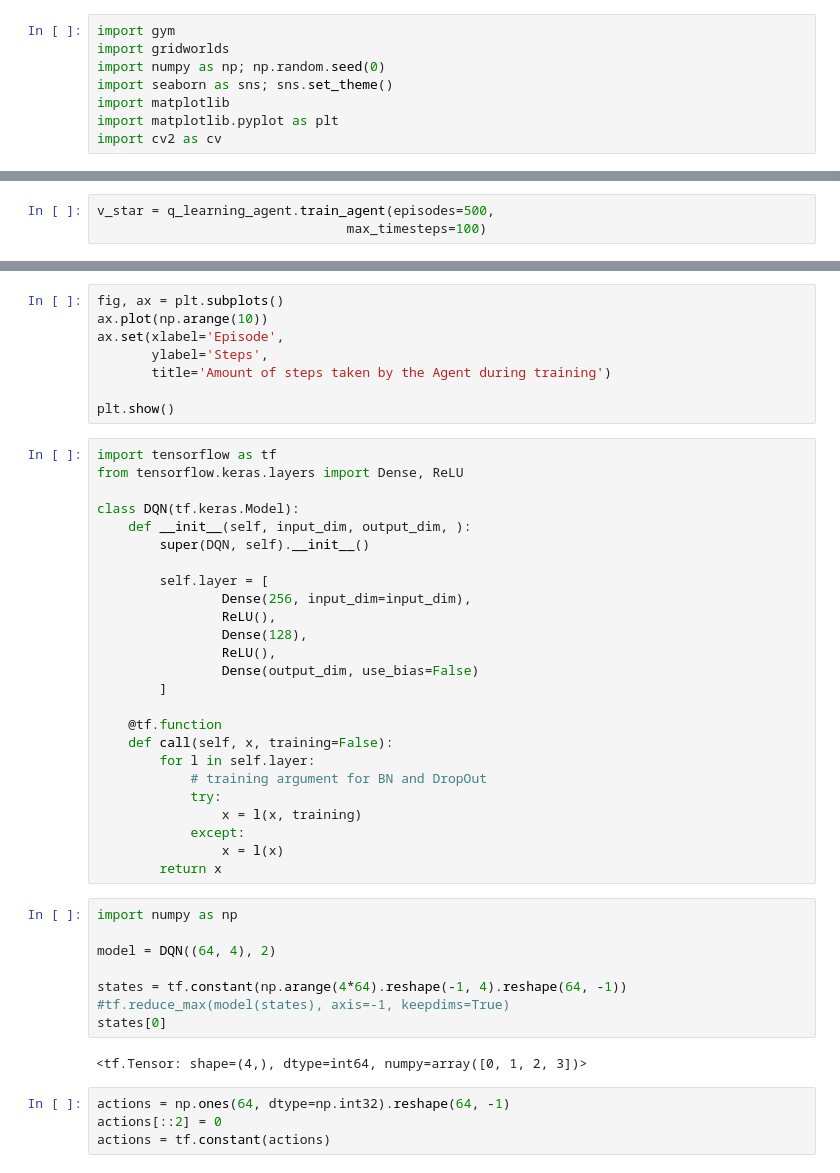
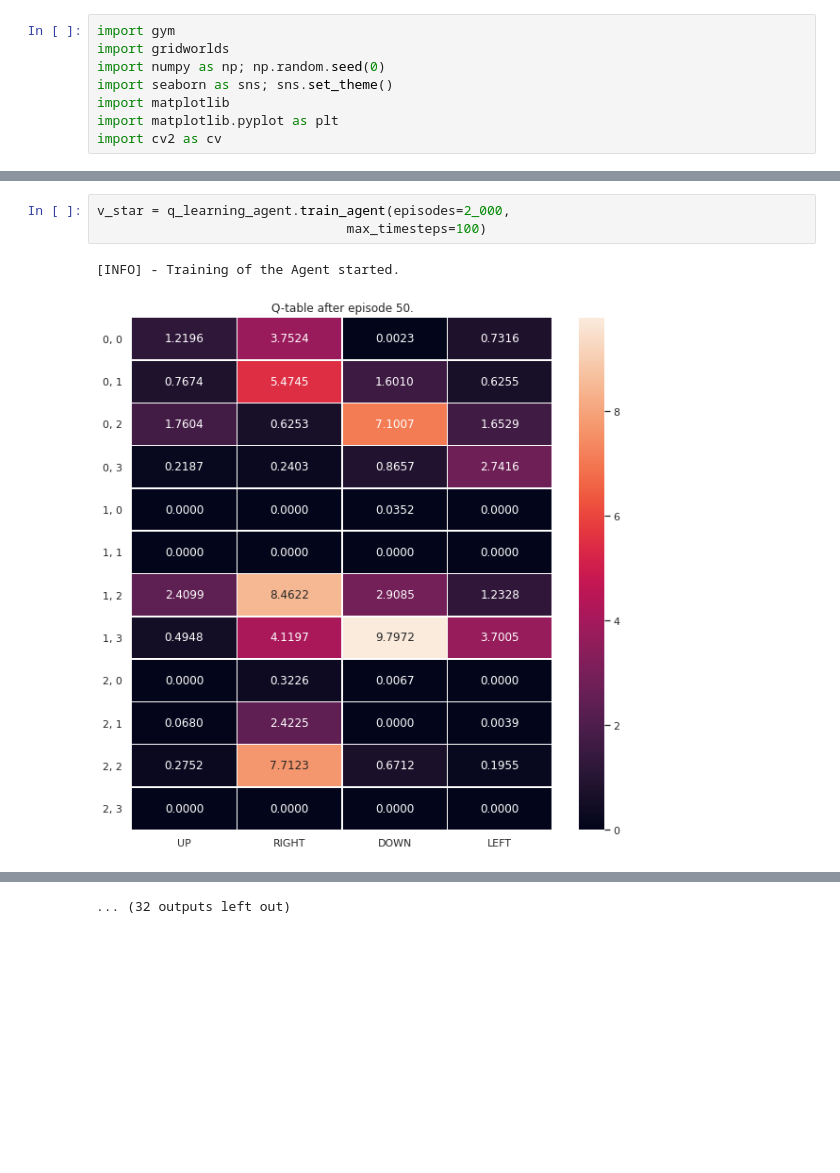
Before and after one commit to TheExplorer95/deepRL_lecture, a Jupyter notebook: assignments/assignment_1/q_learning_gridworld_update.ipynb, the cells around one changed output, grey strips where cells are left out. Drawn from its saved outputs; the diff is of its cells as text; blank space fills up the shorter version.

```diff
--- a/assignments/assignment_1/q_learning_gridworld_update.ipynb
+++ b/assignments/assignment_1/q_learning_gridworld_update.ipynb
@@ -130,3 +131,6 @@ print(f'The environment has {env.env.observation_space.n} states and {env.env.ac
 # %%
-v_star = q_learning_agent.train_agent(episodes=500,
+v_star = q_learning_agent.train_agent(episodes=2_000,
                                 max_timesteps=100)
+# %% [output]
+[INFO] - Training of the Agent started.
+[figure, added]
@@ -133,47 +147 @@ v_star = q_learning_agent.train_agent(episodes=500,
+... (32 outputs left out)
-# %%
-fig, ax = plt.subplots()
-ax.plot(np.arange(10))
-ax.set(xlabel='Episode',
-       ylabel='Steps',
-       title='Amount of steps taken by the Agent during training')
-
-plt.show()
-# %%
-import tensorflow as tf
-from tensorflow.keras.layers import Dense, ReLU
-
-class DQN(tf.keras.Model):
-    def __init__(self, input_dim, output_dim, ):
-        super(DQN, self).__init__()
-
-        self.layer = [
-                Dense(256, input_dim=input_dim),
-                ReLU(),
-                Dense(128),
-                ReLU(),
-                Dense(output_dim, use_bias=False)
-        ]
-
-    @tf.function
-    def call(self, x, training=False):
-        for l in self.layer:
-            # training argument for BN and DropOut
-            try:
-                x = l(x, training)
-            except:
-                x = l(x)
-        return x
-# %%
-import numpy as np
-
-model = DQN((64, 4), 2)
-
-states = tf.constant(np.arange(4*64).reshape(-1, 4).reshape(64, -1))
-#tf.reduce_max(model(states), axis=-1, keepdims=True)
-states[0]
-# %% [output]
-<tf.Tensor: shape=(4,), dtype=int64, numpy=array([0, 1, 2, 3])>
-# %%
-actions = np.ones(64, dtype=np.int32).reshape(64, -1)
-actions[::2] = 0
-actions = tf.constant(actions)
```
Also changed, not shown: parts of 4 cells of this notebook.
